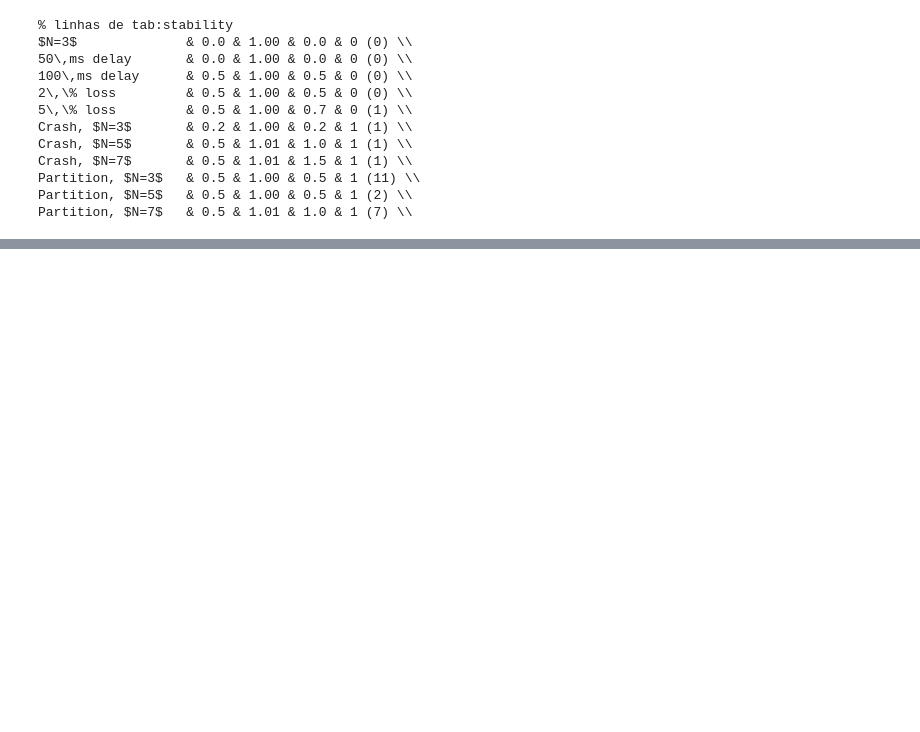
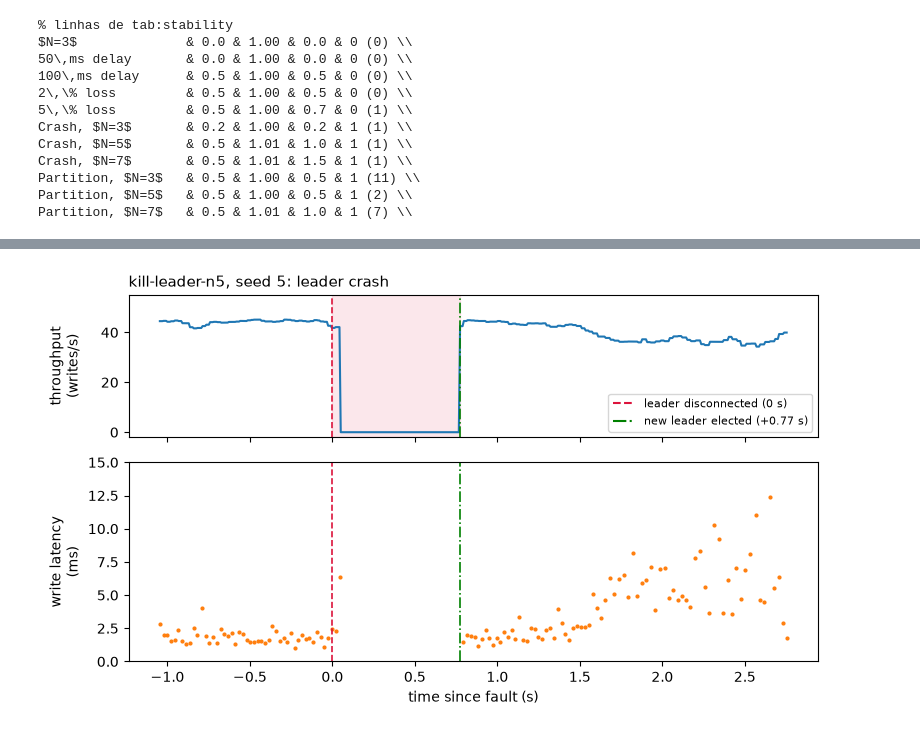
Before and after one commit to Everton-Colombo/6.824-labs, a Jupyter notebook: scripts/analysis.ipynb, the cells around one changed output, grey strips where cells are left out. Saved outputs shown, nothing was run; the diff lists cells and outputs as text; code cells hidden in the pictures; blank space fills up the shorter version.

```diff
--- a/scripts/analysis.ipynb
+++ b/scripts/analysis.ipynb
@@ -397,0 +408,66 @@ Partition, $N=7$   & 0.5 & 1.01 & 1.0 & 1 (7) \\
+# %%
+# Figura de linha do tempo de uma falha de líder. Troque SCENARIO / SEED
+# para inspecionar outro estudo (kill-leader-n3/5/7 ou partition-n3/5/7).
+SCENARIO = "kill-leader-n5"
+SEED = 5
+
+sm = pd.read_csv(EXP / SCENARIO / "summary.csv")
+row = sm[sm.seed == SEED].iloc[0]
+pr = pd.read_csv(EXP / SCENARIO / f"probe-{SEED}.csv")
+
+fault = row["fault_unix_ms"]
+
+# instantes dos eventos, em segundos relativos à falha
+t_elect = row["time_to_elect_ms"] / 1000
+t_svc = row["ttr_service_ms"] / 1000   # primeira escrita completada após a falha
+
+# throughput instantâneo (1/dt entre conclusões, 0 durante o bloqueio da falha)
+pr = pr.sort_values("end_ns").reset_index(drop=True)
+pr["t_end"] = (pr["end_ns"] / 1e6 - fault) / 1000
+dt = pr["t_end"].diff()
+inst = (1.0 / dt.where(dt <= 0.15)).rolling(5, min_periods=1, center=True).mean()
+t_grid = np.linspace(pr["t_end"].iloc[0], pr["t_end"].iloc[-1], 500)
+idx = np.searchsorted(pr["t_end"], t_grid, side="right").clip(1, len(pr) - 1)
+rate = np.where(dt.to_numpy()[idx] > 0.15, 0.0, inst.to_numpy()[idx])
+
+from matplotlib.lines import Line2D
+
+fig, axes = plt.subplots(
+    2, 1, figsize=(8, 4.6), sharex=True,
+    gridspec_kw={"height_ratios": [1, 1.4]})
+
+# painel superior: throughput (escritas/s completadas pela probe)
+ax = axes[0]
+ax.plot(t_grid, rate, color="C0", lw=1.5)
+ax.axvspan(0, t_svc, color="crimson", alpha=0.10)          # janela de indisponibilidade
+ax.set_ylim(-2, 55)
+ax.set_ylabel("throughput\n(writes/s)")
+ax.set_title(f"{SCENARIO}, seed {SEED}: leader crash", loc="left", fontsize=11)
+
+# painel inferior: latência de cada escrita (escala linear, foco em 0-20 ms)
+ax = axes[1]
+ax.plot(pr["t_end"], pr["lat_ms"], ".", ms=4, color="C1")
+ax.set_ylim(0, 15)
+ax.set_ylabel("write latency\n(ms)")
+ax.set_xlabel("time since fault (s)")
+
+# as marcas verticais
+for ax in axes:
+    ax.axvline(0,       color="crimson", ls="--", lw=1.2)   # líder desconectado
+    ax.axvline(t_elect, color="green",  ls="-.", lw=1.2)   # novo líder eleito
+
+handles = [
+    Line2D([], [], color="crimson", ls="--", label="leader disconnected (0 s)"),
+    Line2D([], [], color="green",  ls="-.", label=f"new leader elected (+{t_elect:.2f} s)"),
+]
+axes[0].legend(handles=handles, loc="lower right", fontsize=8)
+
+fig.align_ylabels(axes)
+fig.tight_layout()
+
+figs = root / "docs" / "report" / "figs"
+figs.mkdir(parents=True, exist_ok=True)
+fig.savefig(figs / "leader-fault-timeline.pdf", bbox_inches="tight")
+plt.show()
+# %% [output]
+[figure, added]
```
Also changed, not shown: parts of 4 cells of this notebook, 4 other files.
